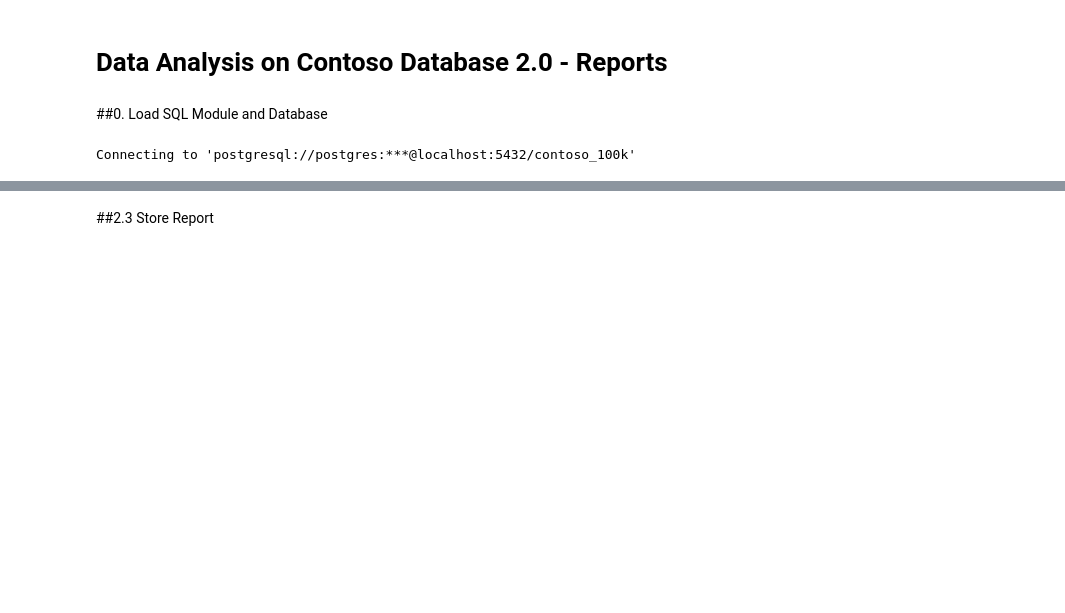
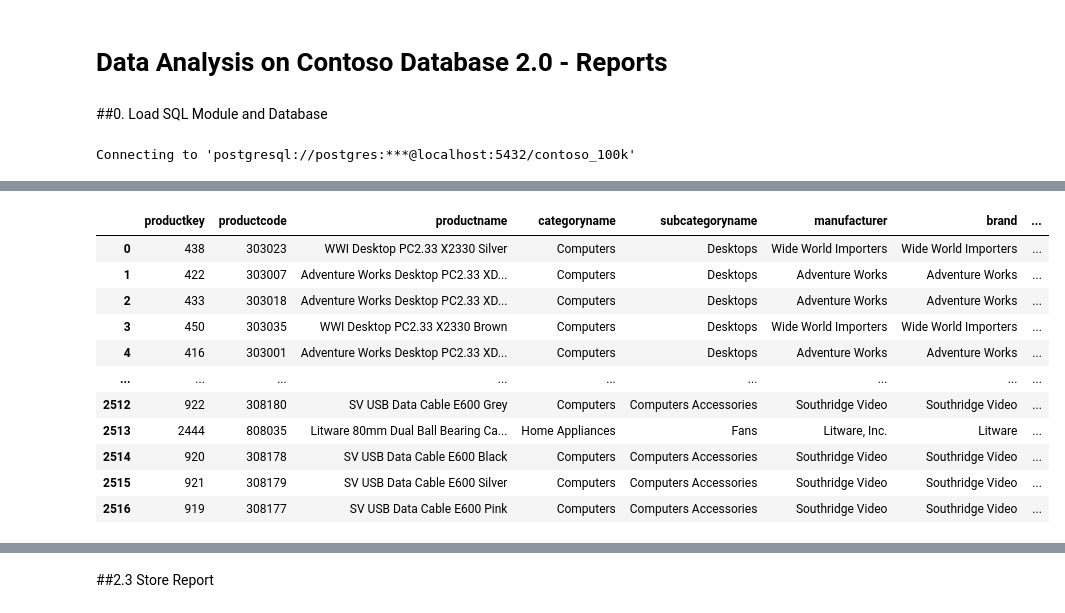
Before and after one commit to yuanzhou-lab/Intermediate_SQL_Course_Luke_Barousse, a Jupyter notebook: scripts/Data_Analysis_Contoso_2_0.ipynb, the cells around one changed output, grey strips where cells are left out. Cells and saved outputs as stored; diff of their text form; code cells hidden in the pictures; blank space fills up the shorter version.

```diff
--- a/scripts/Data_Analysis_Contoso_2_0.ipynb
+++ b/scripts/Data_Analysis_Contoso_2_0.ipynb
@@ -180,0 +182,82 @@ Running query in 'postgresql://postgres:***@localhost:5432/contoso_100k'
+# %%
+%%sql
+
+WITH base_query AS (
+    SELECT
+        s.orderdate,
+        s.orderkey,
+        s.netprice,
+        s.quantity,
+        s.exchangerate,
+        s.unitcost,
+        s.netprice * s.quantity * s.exchangerate AS order_amount,
+        (s.netprice - s.unitcost) * s.quantity AS order_gross,
+        CASE WHEN s.storekey = 999999 THEN 'Online' ELSE 'In Store' END AS channel,
+        p.productkey AS productkey,
+        p.productcode,
+        p.productname,
+        p.categoryname,
+        p.subcategoryname,
+        p.manufacturer,
+        p.brand
+    FROM
+        sales s
+    LEFT JOIN
+        product p ON s.productkey = p.productkey
+),
+aggregation AS (
+    SELECT
+        productkey,
+        productcode,
+        productname,
+        categoryname,
+        subcategoryname,
+        manufacturer,
+        brand,
+        COUNT(DISTINCT orderkey) AS order_count,
+        SUM(quantity) AS total_quantity,
+        SUM(order_amount) AS total_amount,
+        SUM(order_gross) AS total_gross,
+        MAX(orderdate) AS last_order_date,
+        MIN(orderdate) AS first_order_date,
+        MAX(orderdate) - MIN(orderdate) AS order_range,
+        COUNT(orderkey) AS line_count,
+        COUNT(CASE WHEN channel = 'Online' THEN 1 END) AS online_count,
+        COUNT(CASE WHEN channel = 'In Store' THEN 1 END) AS store_count
+    FROM
+        base_query
+    GROUP BY
+        productkey,
+        productcode,
+        productname,
+        categoryname,
+        subcategoryname,
+        manufacturer,
+        brand
+)
+SELECT
+    productkey,
+    productcode,
+    productname,
+    categoryname,
+    subcategoryname,
+    manufacturer,
+    brand,
+    order_count,
+    total_quantity,
+    total_quantity / NULLIF(order_count, 0) AS avg_quantity,
+    total_amount,
+    total_amount / NULLIF(order_count, 0) AS avg_amount,
+    total_gross,
+    total_gross / NULLIF(order_count, 0) AS avg_gross,
+    (total_gross / NULLIF(order_count, 0)) / (total_amount / NULLIF(order_count, 0)) * 100 AS gross_margin,
+    last_order_date,
+    first_order_date,
+    order_range,
+    ROUND((online_count::NUMERIC / NULLIF(line_count, 0)) * 100, 2) AS online_perc,
+    ROUND((store_count::NUMERIC / NULLIF(line_count, 0)) * 100, 2) AS store_perc
+FROM
+    aggregation
+ORDER BY
+    total_amount DESC;
+# %% [output]
@@ -180,0 +266,12 @@ Running query in 'postgresql://postgres:***@localhost:5432/contoso_100k'
+|  | productkey | productcode | productname | categoryname | subcategoryname | manufacturer | brand | ... |
+| 0 | 438 | 303023 | WWI Desktop PC2.33 X2330 Silver | Computers | Desktops | Wide World Importers | Wide World Importers | ... |
+| 1 | 422 | 303007 | Adventure Works Desktop PC2.33 XD... | Computers | Desktops | Adventure Works | Adventure Works | ... |
+| 2 | 433 | 303018 | Adventure Works Desktop PC2.33 XD... | Computers | Desktops | Adventure Works | Adventure Works | ... |
+| 3 | 450 | 303035 | WWI Desktop PC2.33 X2330 Brown | Computers | Desktops | Wide World Importers | Wide World Importers | ... |
+| 4 | 416 | 303001 | Adventure Works Desktop PC2.33 XD... | Computers | Desktops | Adventure Works | Adventure Works | ... |
+| ... | ... | ... | ... | ... | ... | ... | ... | ... |
+| 2512 | 922 | 308180 | SV USB Data Cable E600 Grey | Computers | Computers Accessories | Southridge Video | Southridge Video | ... |
+| 2513 | 2444 | 808035 | Litware 80mm Dual Ball Bearing Ca... | Home Appliances | Fans | Litware, Inc. | Litware | ... |
+| 2514 | 920 | 308178 | SV USB Data Cable E600 Black | Computers | Computers Accessories | Southridge Video | Southridge Video | ... |
+| 2515 | 921 | 308179 | SV USB Data Cable E600 Silver | Computers | Computers Accessories | Southridge Video | Southridge Video | ... |
+| 2516 | 919 | 308177 | SV USB Data Cable E600 Pink | Computers | Computers Accessories | Southridge Video | Southridge Video | ... |
```
Also changed, not shown: parts of 7 cells of this notebook.
